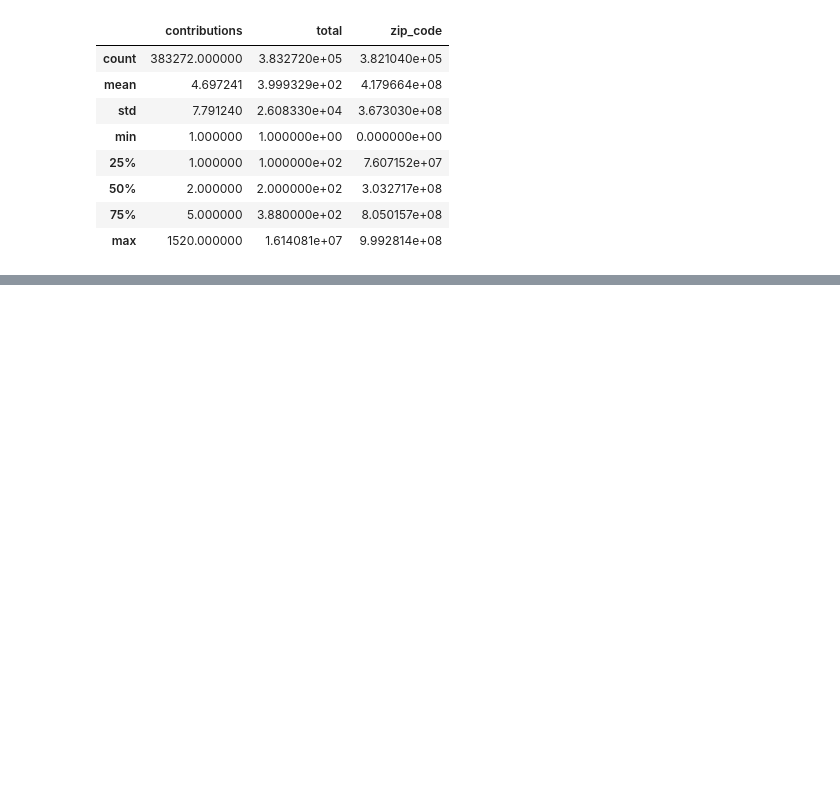
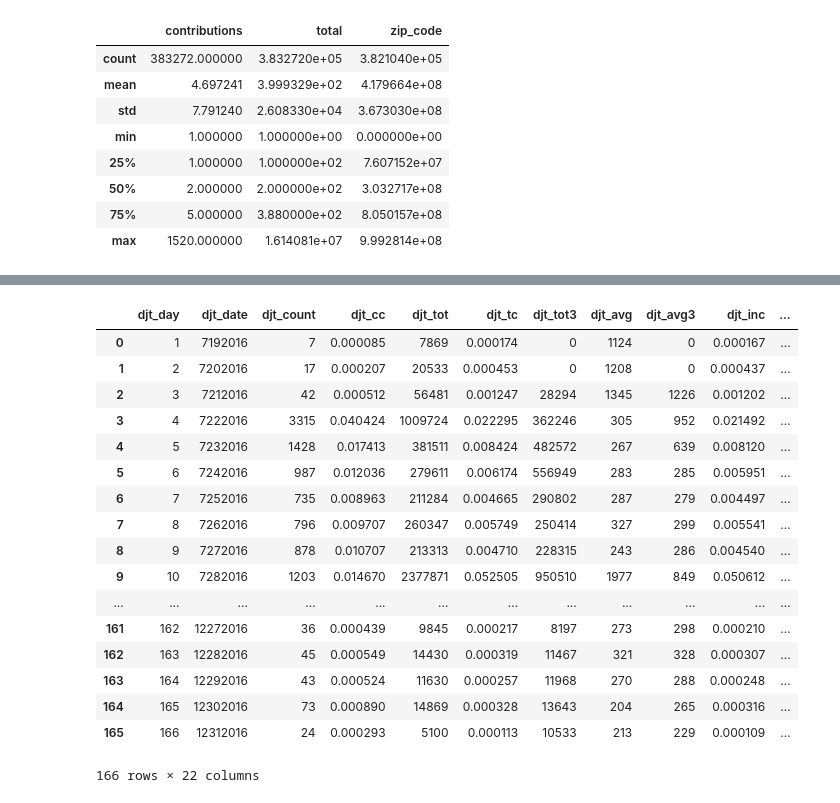
Before and after one commit to sellis4536/uncc_dbc_proj02, a Jupyter notebook: project02_data.ipynb, the cells around one changed output, grey strips where cells are left out. Drawn from its saved outputs; the diff is of its cells as text; code cells hidden in the pictures; blank space fills up the shorter version.

```diff
--- a/project02_data.ipynb
+++ b/project02_data.ipynb
@@ -126,0 +155,21 @@ peopleDF.describe()
+# %%
+incremental_valueDF.head(166)
+# %% [output]
+|  | djt_day | djt_date | djt_count | djt_cc | djt_tot | djt_tc | djt_tot3 | djt_avg | djt_avg3 | djt_inc | ... |
+| 0 | 1 | 7192016 | 7 | 0.000085 | 7869 | 0.000174 | 0 | 1124 | 0 | 0.000167 | ... |
+| 1 | 2 | 7202016 | 17 | 0.000207 | 20533 | 0.000453 | 0 | 1208 | 0 | 0.000437 | ... |
+| 2 | 3 | 7212016 | 42 | 0.000512 | 56481 | 0.001247 | 28294 | 1345 | 1226 | 0.001202 | ... |
+| 3 | 4 | 7222016 | 3315 | 0.040424 | 1009724 | 0.022295 | 362246 | 305 | 952 | 0.021492 | ... |
+| 4 | 5 | 7232016 | 1428 | 0.017413 | 381511 | 0.008424 | 482572 | 267 | 639 | 0.008120 | ... |
+| 5 | 6 | 7242016 | 987 | 0.012036 | 279611 | 0.006174 | 556949 | 283 | 285 | 0.005951 | ... |
+| 6 | 7 | 7252016 | 735 | 0.008963 | 211284 | 0.004665 | 290802 | 287 | 279 | 0.004497 | ... |
+| 7 | 8 | 7262016 | 796 | 0.009707 | 260347 | 0.005749 | 250414 | 327 | 299 | 0.005541 | ... |
+| 8 | 9 | 7272016 | 878 | 0.010707 | 213313 | 0.004710 | 228315 | 243 | 286 | 0.004540 | ... |
+| 9 | 10 | 7282016 | 1203 | 0.014670 | 2377871 | 0.052505 | 950510 | 1977 | 849 | 0.050612 | ... |
+| ... | ... | ... | ... | ... | ... | ... | ... | ... | ... | ... | ... |
+| 161 | 162 | 12272016 | 36 | 0.000439 | 9845 | 0.000217 | 8197 | 273 | 298 | 0.000210 | ... |
+| 162 | 163 | 12282016 | 45 | 0.000549 | 14430 | 0.000319 | 11467 | 321 | 328 | 0.000307 | ... |
+| 163 | 164 | 12292016 | 43 | 0.000524 | 11630 | 0.000257 | 11968 | 270 | 288 | 0.000248 | ... |
+| 164 | 165 | 12302016 | 73 | 0.000890 | 14869 | 0.000328 | 13643 | 204 | 265 | 0.000316 | ... |
+| 165 | 166 | 12312016 | 24 | 0.000293 | 5100 | 0.000113 | 10533 | 213 | 229 | 0.000109 | ... |
+166 rows × 22 columns
```
Also changed, not shown: parts of 5 cells of this notebook, 1 other file.
